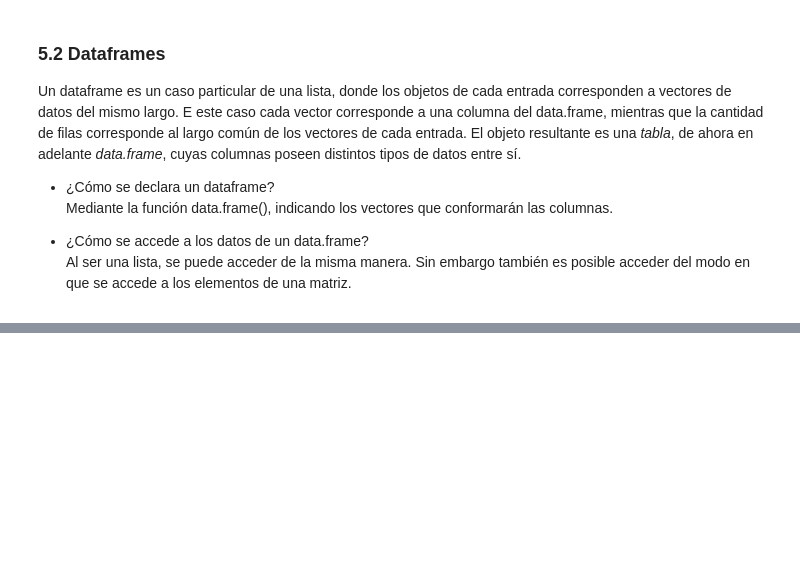
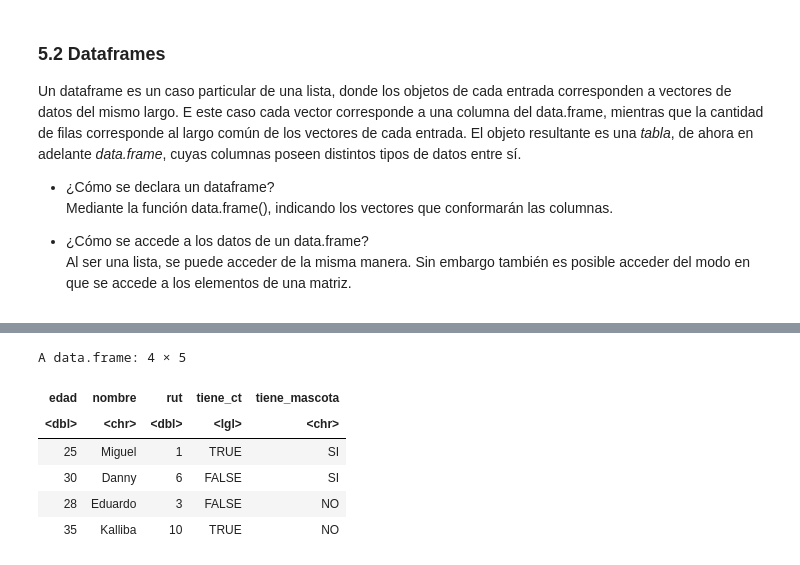
Before and after one commit to majorquev/DBDC_202406_Programacion_en_R_para_ciencia_de_datos, a Jupyter notebook: Clases/C2/Clase_2_02_listas_y_dataframes.ipynb, the cells around one changed output, grey strips where cells are left out. Drawn from its saved outputs; the diff is of its cells as text; code cells hidden in the pictures; blank space fills up the shorter version.

```diff
--- a/Clases/C2/Clase_2_02_listas_y_dataframes.ipynb
+++ b/Clases/C2/Clase_2_02_listas_y_dataframes.ipynb
@@ -73,3 +519,7 @@ Un dataframe es un caso particular de una lista, donde los objetos de cada entra
 # 5.2 Dataframes ----------
 # Ejemplo sencillo de definición de un data.frame
 # recordar que 1:3 es lo mismo que c(1,2,3)
+
+df <- data.frame(edad = c(25,30,28,35),
+                 nombre = c("Miguel", "Danny", "Eduardo", "Kalliba"),
+                 rut = c(1,6,3,10))
@@ -85,2 +598,3 @@ Un dataframe es un caso particular de una lista, donde los objetos de cada entra
 # %%
 #Podemos crear nuevas columnas , del mismmo modo que creamos "slots" en una lista
+df$tiene_ct <- c(T,F,F,T)
@@ -86,0 +611,12 @@ Un dataframe es un caso particular de una lista, donde los objetos de cada entra
+# %%
+tiene_mascota <- c("SI","SI","NO","NO")
+# %%
+cbind(df,tiene_mascota)
+# %% [output]
+A data.frame: 4 × 5
+| edad | nombre | rut | tiene_ct | tiene_mascota |
+| <dbl> | <chr> | <dbl> | <lgl> | <chr> |
+| 25 | Miguel | 1 | TRUE | SI |
+| 30 | Danny | 6 | FALSE | SI |
+| 28 | Eduardo | 3 | FALSE | NO |
+| 35 | Kalliba | 10 | TRUE | NO |
```
Also changed, not shown: parts of 61 cells of this notebook.
